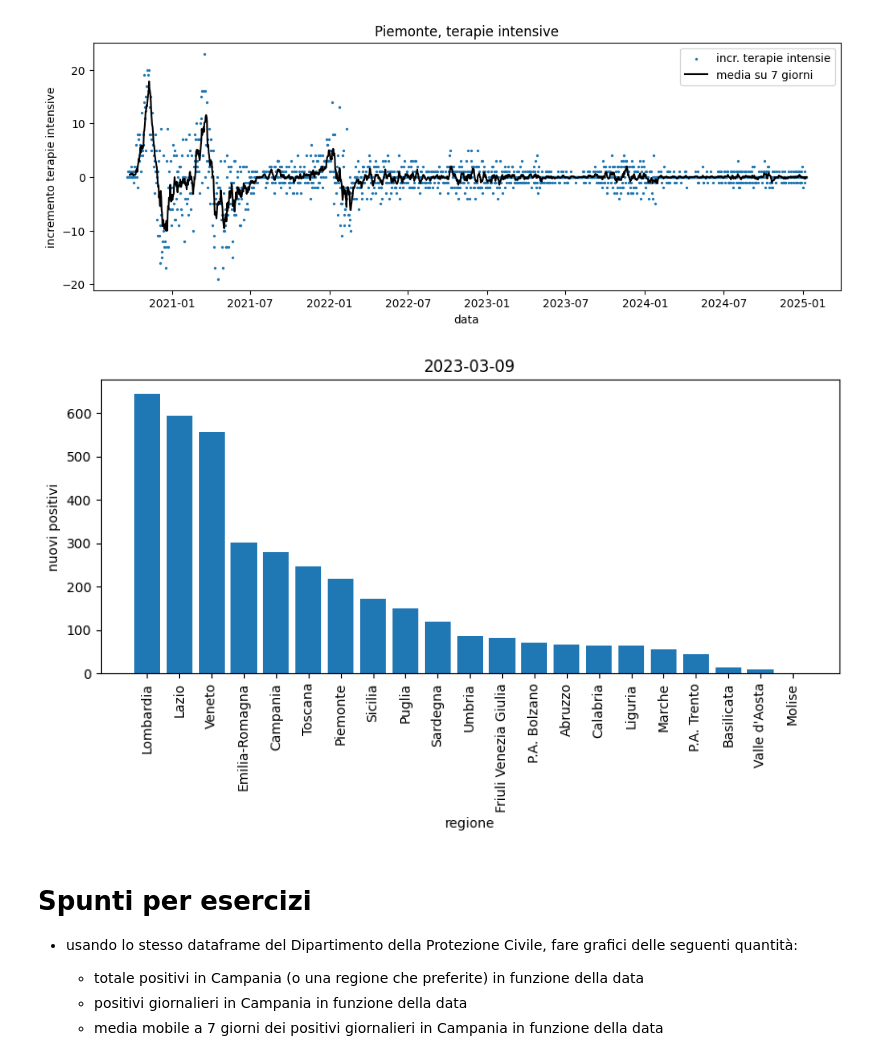
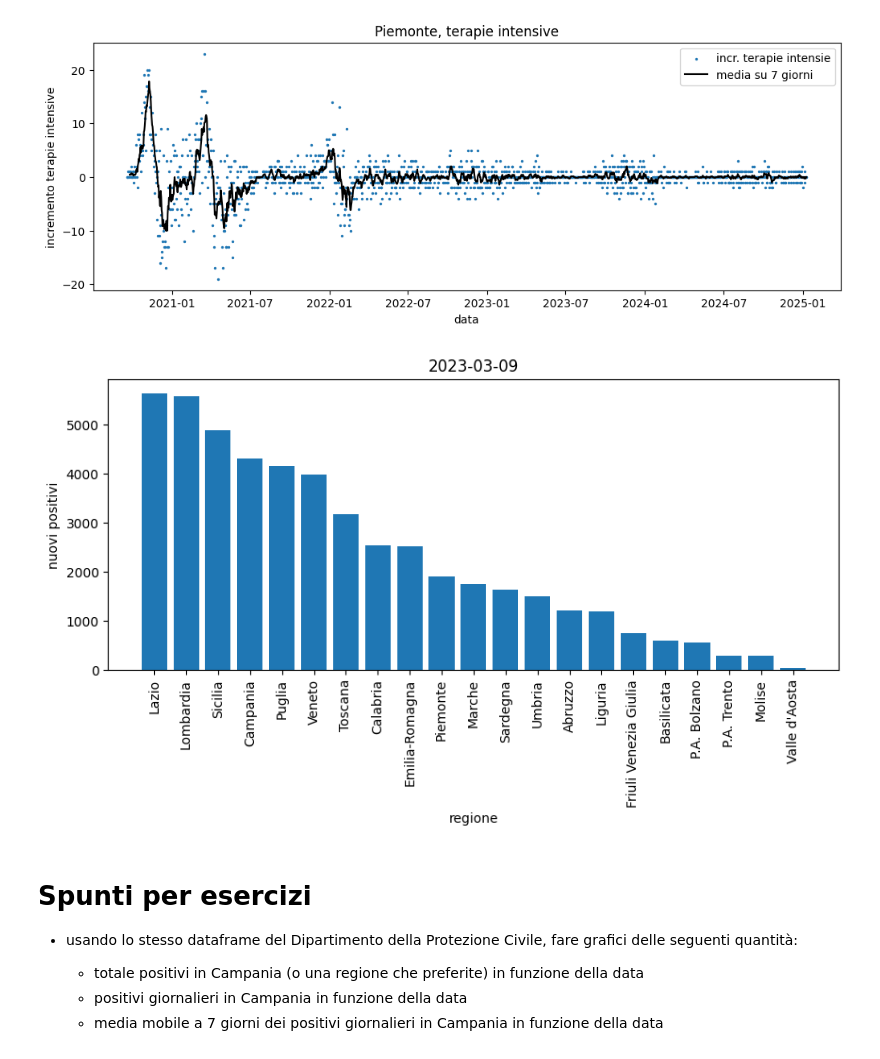
Before and after one commit to lucalista/analisi-dati-2025, a Jupyter notebook: 03.01.00__Pandas_introduzione.ipynb, the cells around one changed output. Saved outputs shown, nothing was run; the diff lists cells and outputs as text; code cells hidden in the pictures.

```diff
--- a/03.01.00__Pandas_introduzione.ipynb
+++ b/03.01.00__Pandas_introduzione.ipynb
@@ -333,7 +334,7 @@ df['data']
 37400    2025-01-08T17:00:00
 Name: data, Length: 37401, dtype: object
 # %%
-df['data_dt'] = pd.to_datetime(df['data'])
+df['data_dt'] = pd.to_datetime(df.data)
 # %%
 df[['data', 'data_dt']]
 # %% [output]
@@ -351,13 +352,13 @@ df[['data', 'data_dt']]
 | 37400 | 2025-01-08T17:00:00 | 2025-01-08 17:00:00 |
 37401 rows × 2 columns
 # %%
-day_1 = df['data_dt'].min()
+day_1 = df.data_dt.min()
 # %%
 day_1
 # %% [output]
 Timestamp('2020-02-24 18:00:00')
 # %%
-df['giorni'] = (df['data_dt'] - day_1).dt.days
+df['giorni'] = (df.data_dt - day_1).dt.days
 # %%
 df[['giorni', 'data_dt']]
 # %% [output]
@@ -465,17 +466,17 @@ ax.legend()
 <matplotlib.legend.Legend at 0x...>
 [figure]
 # %%
-df_today = df[df['data']=='2023-03-09T17:00:00'].copy().reset_index(drop=True)
+df_today = df[df.data=='2022-03-09T17:00:00'].copy().reset_index(drop=True)
 df_today = df_today.sort_values(by=['nuovi_positivi'], ascending=False)
 fig, ax = plt.subplots(figsize=(10,4))
-ax.bar(df_today['denominazione_regione'], df_today['nuovi_positivi'])
+ax.bar(df_today.denominazione_regione, df_today.nuovi_positivi)
 ax.set_xlabel('regione')
 ax.set_ylabel('nuovi positivi')
 plt.title('2023-03-09')
 plt.xticks(rotation='vertical')
 plt.show()
 # %% [output]
-[figure, old version]
+[figure, new version]
 # %% [markdown]
 # Spunti per esercizi
 
```
Also changed, not shown: parts of 13 cells of this notebook, 1 other file.
